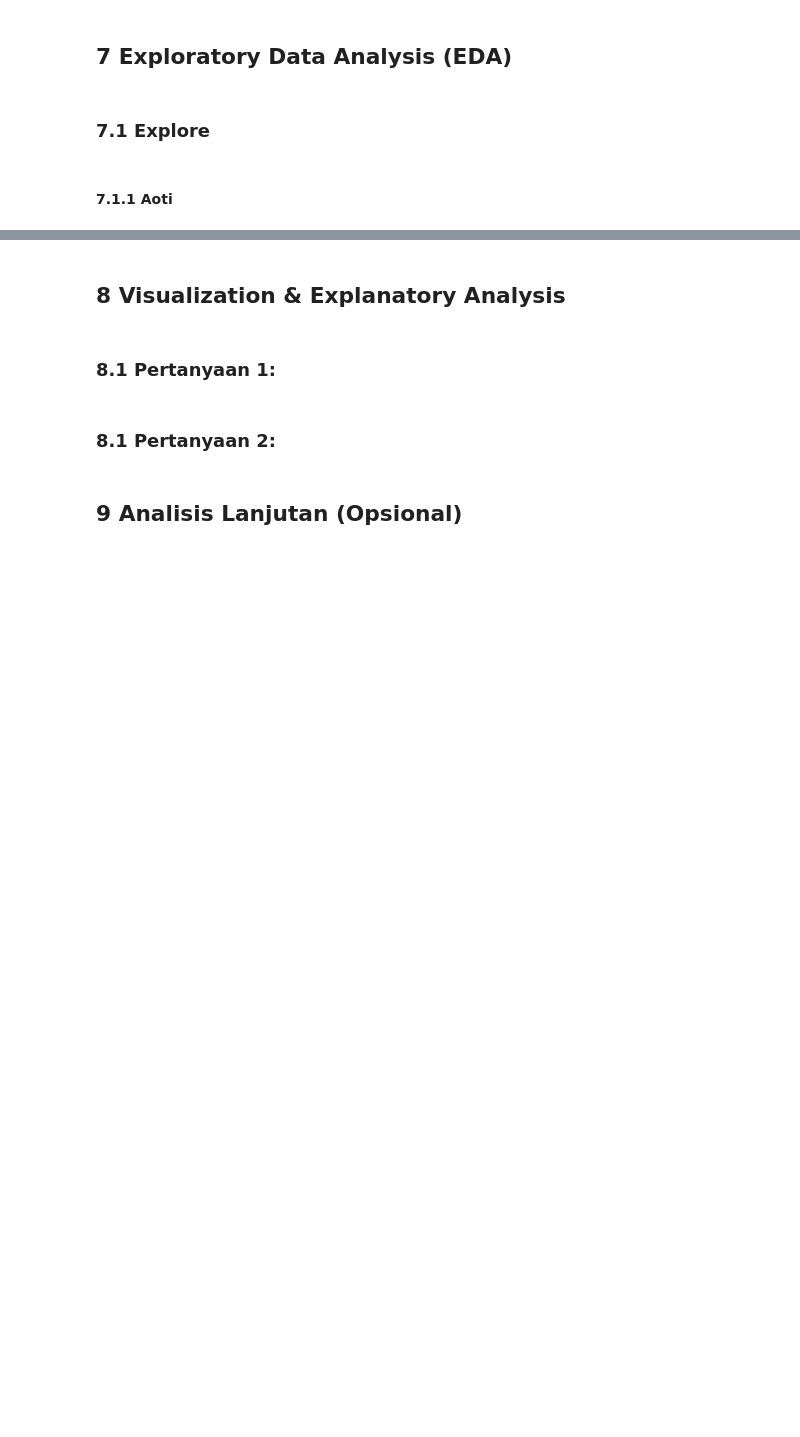
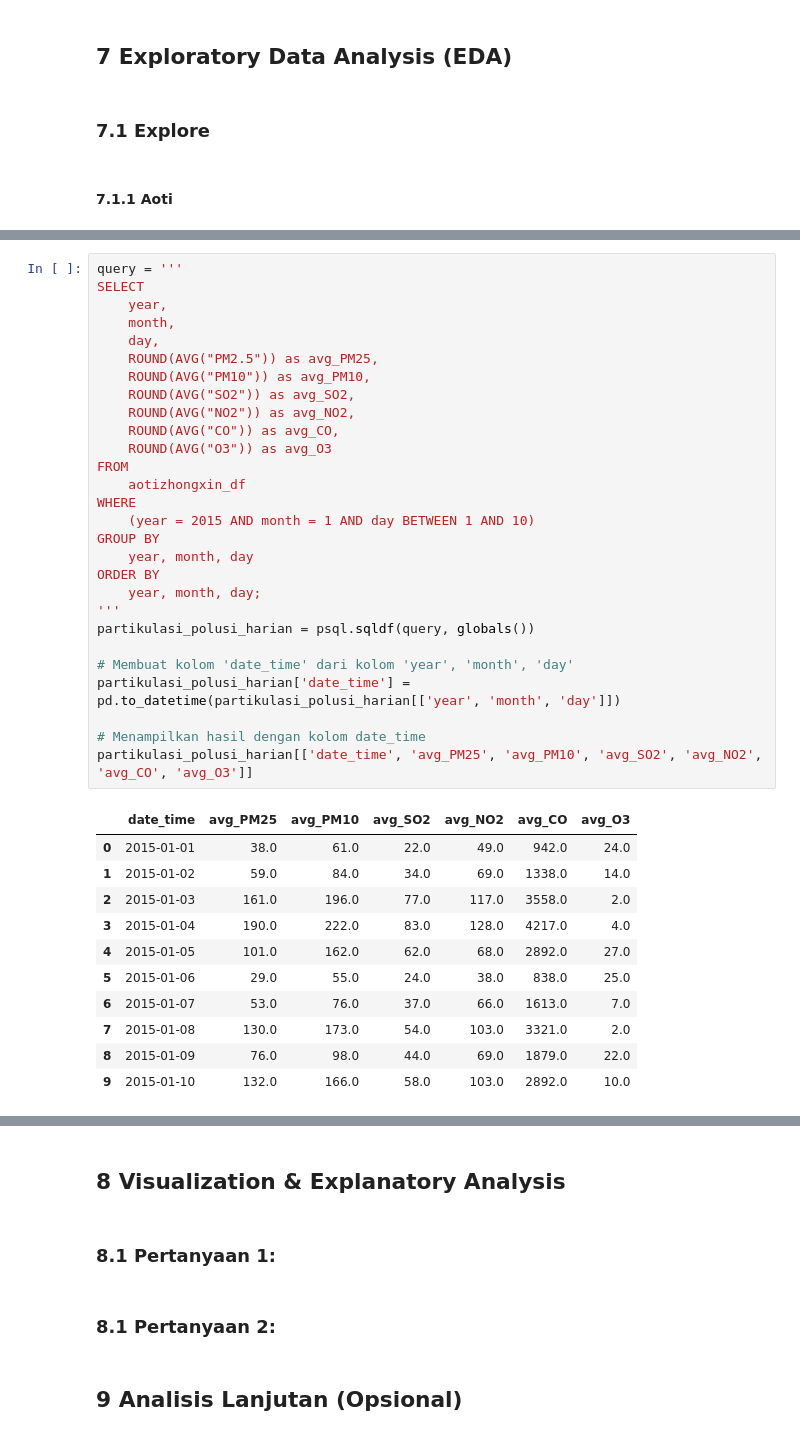
Before and after one commit to Wlnfadhil/Analisa-Data-Air-Quality-Control, a Jupyter notebook: submission/notebook.ipynb, the cells around one changed output, grey strips where cells are left out. Saved outputs shown, nothing was run; the diff lists cells and outputs as text; blank space fills up the shorter version.

```diff
--- a/submission/notebook.ipynb
+++ b/submission/notebook.ipynb
@@ -717,0 +719,40 @@ Korelasi antara PM2.5 dan PM10: 0.91
+# %%
+query = '''
+SELECT
+    year,
+    month,
+    day,
+    ROUND(AVG("PM2.5")) as avg_PM25,
+    ROUND(AVG("PM10")) as avg_PM10,
+    ROUND(AVG("SO2")) as avg_SO2,
+    ROUND(AVG("NO2")) as avg_NO2,
+    ROUND(AVG("CO")) as avg_CO,
+    ROUND(AVG("O3")) as avg_O3
+FROM
+    aotizhongxin_df
+WHERE
+    (year = 2015 AND month = 1 AND day BETWEEN 1 AND 10)
+GROUP BY
+    year, month, day
+ORDER BY
+    year, month, day;
+'''
+partikulasi_polusi_harian = psql.sqldf(query, globals())
+
+# Membuat kolom 'date_time' dari kolom 'year', 'month', 'day'
+partikulasi_polusi_harian['date_time'] = pd.to_datetime(partikulasi_polusi_harian[['year', 'month', 'day']])
+
+# Menampilkan hasil dengan kolom date_time
+partikulasi_polusi_harian[['date_time', 'avg_PM25', 'avg_PM10', 'avg_SO2', 'avg_NO2', 'avg_CO', 'avg_O3']]
+# %% [output]
+|  | date_time | avg_PM25 | avg_PM10 | avg_SO2 | avg_NO2 | avg_CO | avg_O3 |
+| 0 | 2015-01-01 | 38.0 | 61.0 | 22.0 | 49.0 | 942.0 | 24.0 |
+| 1 | 2015-01-02 | 59.0 | 84.0 | 34.0 | 69.0 | 1338.0 | 14.0 |
+| 2 | 2015-01-03 | 161.0 | 196.0 | 77.0 | 117.0 | 3558.0 | 2.0 |
+| 3 | 2015-01-04 | 190.0 | 222.0 | 83.0 | 128.0 | 4217.0 | 4.0 |
+| 4 | 2015-01-05 | 101.0 | 162.0 | 62.0 | 68.0 | 2892.0 | 27.0 |
+| 5 | 2015-01-06 | 29.0 | 55.0 | 24.0 | 38.0 | 838.0 | 25.0 |
+| 6 | 2015-01-07 | 53.0 | 76.0 | 37.0 | 66.0 | 1613.0 | 7.0 |
+| 7 | 2015-01-08 | 130.0 | 173.0 | 54.0 | 103.0 | 3321.0 | 2.0 |
+| 8 | 2015-01-09 | 76.0 | 98.0 | 44.0 | 69.0 | 1879.0 | 22.0 |
+| 9 | 2015-01-10 | 132.0 | 166.0 | 58.0 | 103.0 | 2892.0 | 10.0 |
```
Also changed, not shown: parts of 17 cells of this notebook.
